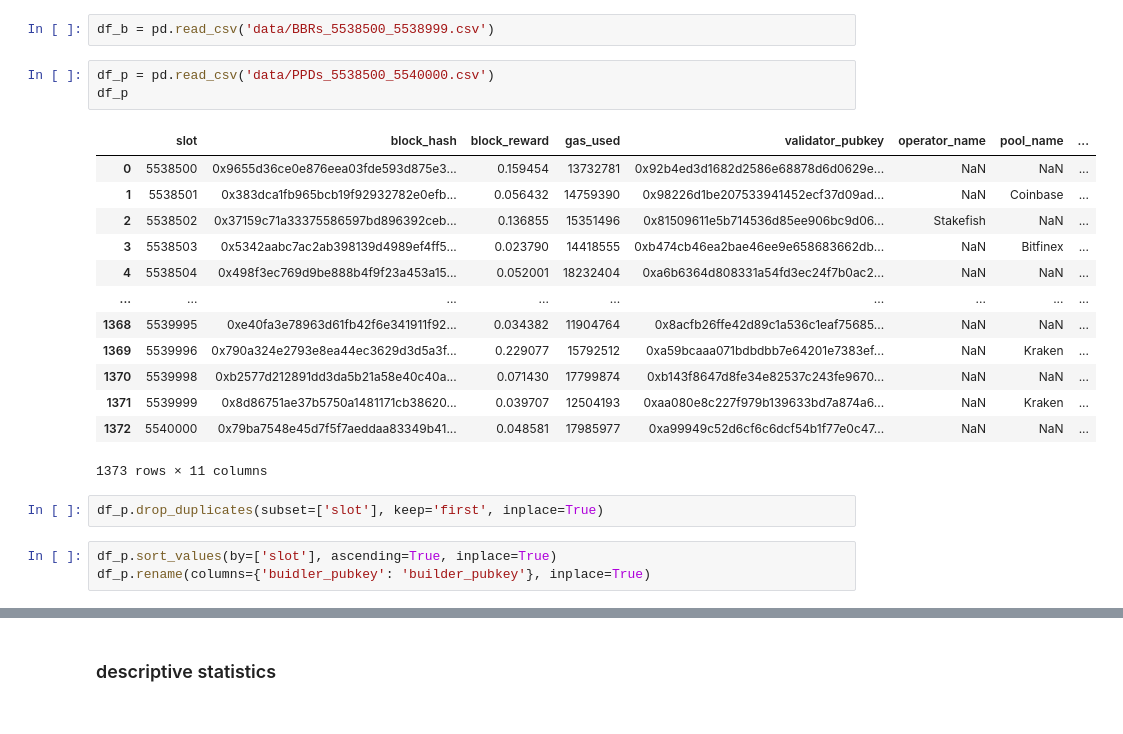
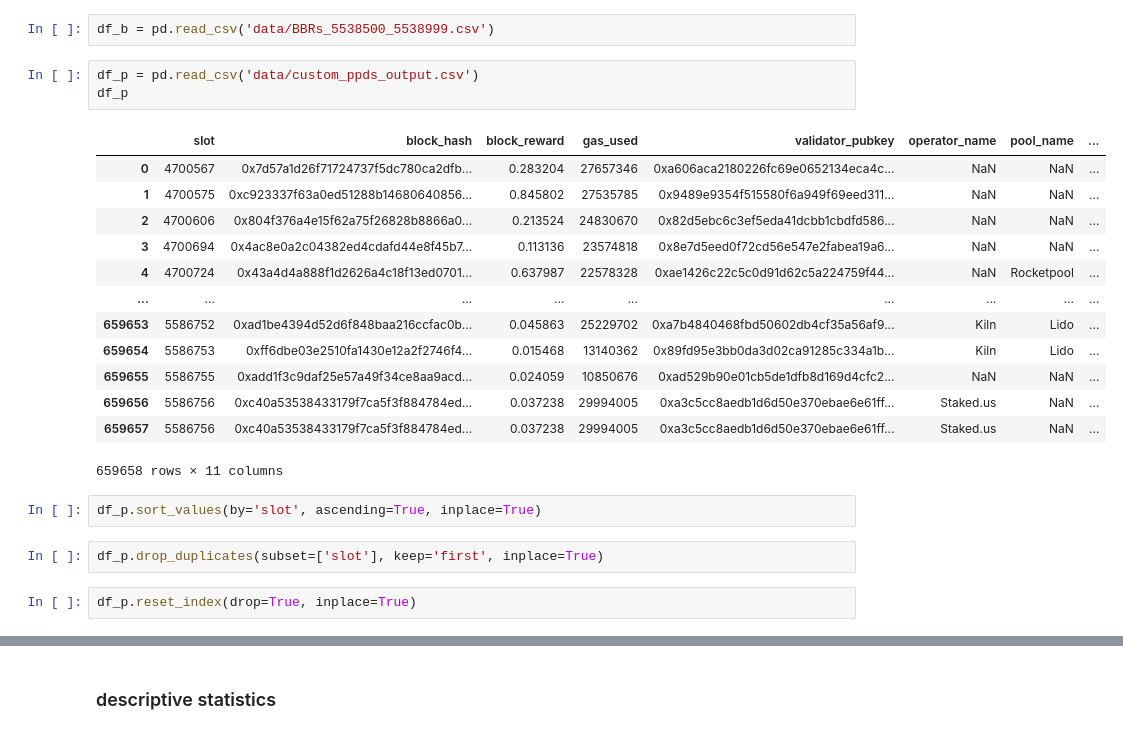
Before and after one commit to vivowa/mmev, a Jupyter notebook: lightblocks_testrun.ipynb, the cells around one changed output, grey strips where cells are left out. Saved outputs shown, nothing was run; the diff lists cells and outputs as text.

Commit message:
first figures

```diff
--- a/lightblocks_testrun.ipynb
+++ b/lightblocks_testrun.ipynb
@@ -21,24 +24,25 @@ Q6: Profit of MEV blocks over time and count
 # %%
 df_b = pd.read_csv('data/BBRs_5538500_5538999.csv')
 # %%
-df_p = pd.read_csv('data/PPDs_5538500_5540000.csv')
+df_p = pd.read_csv('data/custom_ppds_output.csv')
 df_p
 # %% [output]
 |  | slot | block_hash | block_reward | gas_used | validator_pubkey | operator_name | pool_name | ... |
-| 0 | 5538500 | 0x9655d36ce0e876eea03fde593d875e3... | 0.159454 | 13732781 | 0x92b4ed3d1682d2586e68878d6d0629e... | NaN | NaN | ... |
-| 1 | 5538501 | 0x383dca1fb965bcb19f92932782e0efb... | 0.056432 | 14759390 | 0x98226d1be207533941452ecf37d09ad... | NaN | Coinbase | ... |
-| 2 | 5538502 | 0x37159c71a33375586597bd896392ceb... | 0.136855 | 15351496 | 0x81509611e5b714536d85ee906bc9d06... | Stakefish | NaN | ... |
-| 3 | 5538503 | 0x5342aabc7ac2ab398139d4989ef4ff5... | 0.023790 | 14418555 | 0xb474cb46ea2bae46ee9e658683662db... | NaN | Bitfinex | ... |
-| 4 | 5538504 | 0x498f3ec769d9be888b4f9f23a453a15... | 0.052001 | 18232404 | 0xa6b6364d808331a54fd3ec24f7b0ac2... | NaN | NaN | ... |
+| 0 | 4700567 | 0x7d57a1d26f71724737f5dc780ca2dfb... | 0.283204 | 27657346 | 0xa606aca2180226fc69e0652134eca4c... | NaN | NaN | ... |
+| 1 | 4700575 | 0xc923337f63a0ed51288b14680640856... | 0.845802 | 27535785 | 0x9489e9354f515580f6a949f69eed311... | NaN | NaN | ... |
+| 2 | 4700606 | 0x804f376a4e15f62a75f26828b8866a0... | 0.213524 | 24830670 | 0x82d5ebc6c3ef5eda41dcbb1cbdfd586... | NaN | NaN | ... |
+| 3 | 4700694 | 0x4ac8e0a2c04382ed4cdafd44e8f45b7... | 0.113136 | 23574818 | 0x8e7d5eed0f72cd56e547e2fabea19a6... | NaN | NaN | ... |
+| 4 | 4700724 | 0x43a4d4a888f1d2626a4c18f13ed0701... | 0.637987 | 22578328 | 0xae1426c22c5c0d91d62c5a224759f44... | NaN | Rocketpool | ... |
 | ... | ... | ... | ... | ... | ... | ... | ... | ... |
-| 1368 | 5539995 | 0xe40fa3e78963d61fb42f6e341911f92... | 0.034382 | 11904764 | 0x8acfb26ffe42d89c1a536c1eaf75685... | NaN | NaN | ... |
-| 1369 | 5539996 | 0x790a324e2793e8ea44ec3629d3d5a3f... | 0.229077 | 15792512 | 0xa59bcaaa071bdbdbb7e64201e7383ef... | NaN | Kraken | ... |
-| 1370 | 5539998 | 0xb2577d212891dd3da5b21a58e40c40a... | 0.071430 | 17799874 | 0xb143f8647d8fe34e82537c243fe9670... | NaN | NaN | ... |
-| 1371 | 5539999 | 0x8d86751ae37b5750a1481171cb38620... | 0.039707 | 12504193 | 0xaa080e8c227f979b139633bd7a874a6... | NaN | Kraken | ... |
-| 1372 | 5540000 | 0x79ba7548e45d7f5f7aeddaa83349b41... | 0.048581 | 17985977 | 0xa99949c52d6cf6c6dcf54b1f77e0c47... | NaN | NaN | ... |
+| 659653 | 5586752 | 0xad1be4394d52d6f848baa216ccfac0b... | 0.045863 | 25229702 | 0xa7b4840468fbd50602db4cf35a56af9... | Kiln | Lido | ... |
+| 659654 | 5586753 | 0xff6dbe03e2510fa1430e12a2f2746f4... | 0.015468 | 13140362 | 0x89fd95e3bb0da3d02ca91285c334a1b... | Kiln | Lido | ... |
+| 659655 | 5586755 | 0xadd1f3c9daf25e57a49f34ce8aa9acd... | 0.024059 | 10850676 | 0xad529b90e01cb5de1dfb8d169d4cfc2... | NaN | NaN | ... |
+| 659656 | 5586756 | 0xc40a53538433179f7ca5f3f884784ed... | 0.037238 | 29994005 | 0xa3c5cc8aedb1d6d50e370ebae6e61ff... | Staked.us | NaN | ... |
+| 659657 | 5586756 | 0xc40a53538433179f7ca5f3f884784ed... | 0.037238 | 29994005 | 0xa3c5cc8aedb1d6d50e370ebae6e61ff... | Staked.us | NaN | ... |
-1373 rows × 11 columns
+659658 rows × 11 columns
-# %%
-df_p.drop_duplicates(subset=['slot'], keep='first', inplace=True)
-# %%
-df_p.sort_values(by=['slot'], ascending=True, inplace=True)
-df_p.rename(columns={'buidler_pubkey': 'builder_pubkey'}, inplace=True)
+# %%
+df_p.sort_values(by='slot', ascending=True, inplace=True)
+# %%
+df_p.drop_duplicates(subset=['slot'], keep='first', inplace=True)
+# %%
+df_p.reset_index(drop=True, inplace=True)
```
Also changed, not shown: parts of 46 cells of this notebook, 2 other files.
